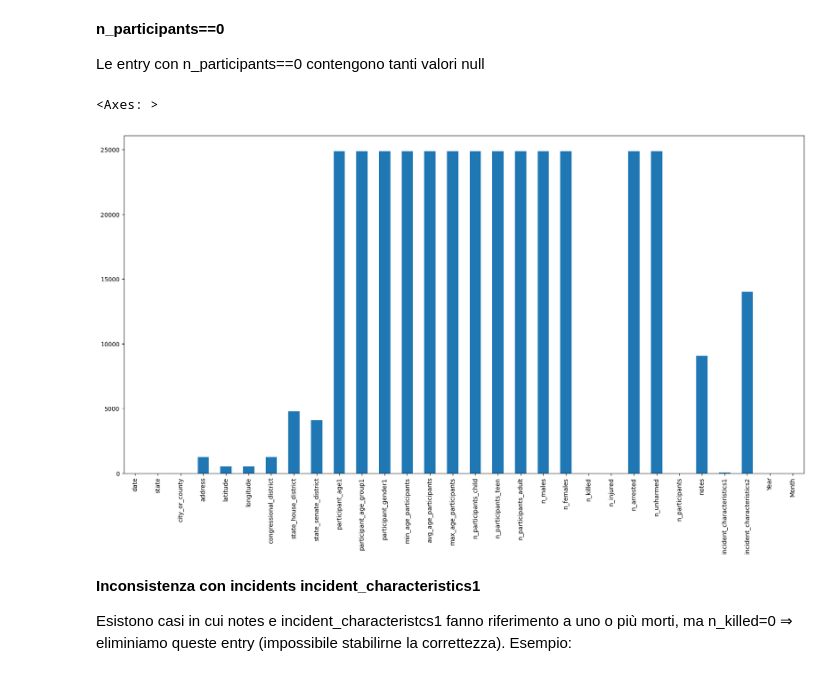
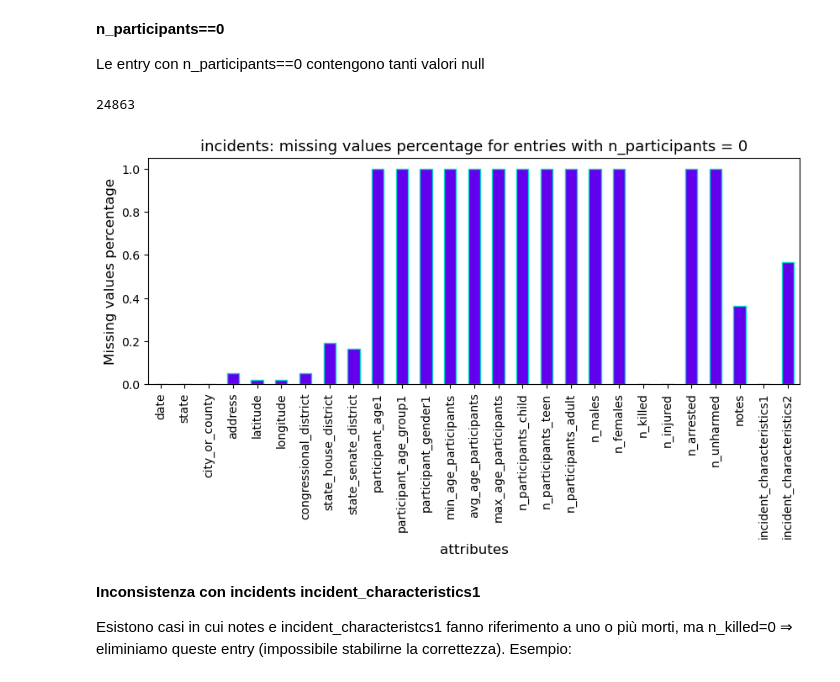
Before and after one commit to KamerC1/DM, a Jupyter notebook: src/data_understanding/incidents.ipynb, the cells around one changed output. Drawn from its saved outputs; the diff is of its cells as text; code cells hidden in the pictures.

```diff
--- a/src/data_understanding/incidents.ipynb
+++ b/src/data_understanding/incidents.ipynb
@@ -210,13 +215,19 @@ Questi campi sono complessi da analizzare => vengono usati solo per comprendere
 **n_participants==0**
 
 Le entry con n_participants==0 contengono tanti valori null
-# %%
-data = df[df.n_participants == 0]
-plt.figure(figsize=(20, 10))
-data.isnull().sum().plot(kind='bar')
-# %% [output]
-<Axes: >
-[figure, removed]
+# %%
+data = df[df.n_participants == 0]
+data=data.drop("n_participants",axis=1)
+plt.figure(figsize=(10,3.5))
+ax= (data.isnull().sum()/data.shape[0]).plot(kind='bar', color=color, edgecolor=edgecolor,fontsize=10)
+ax.set_title("incidents: missing values percentage for entries with n_participants = 0",fontsize=13)
+ax.set_ylabel("Missing values percentage",fontsize=12)
+ax.set_xlabel("attributes",fontsize=12)
+
+data.shape[0]
+# %% [output]
+24863
+[figure, added]
 # %% [markdown]
 **Inconsistenza con incidents incident_characteristics1**
 
```
Also changed, not shown: parts of 4 cells of this notebook, 1 other file.
